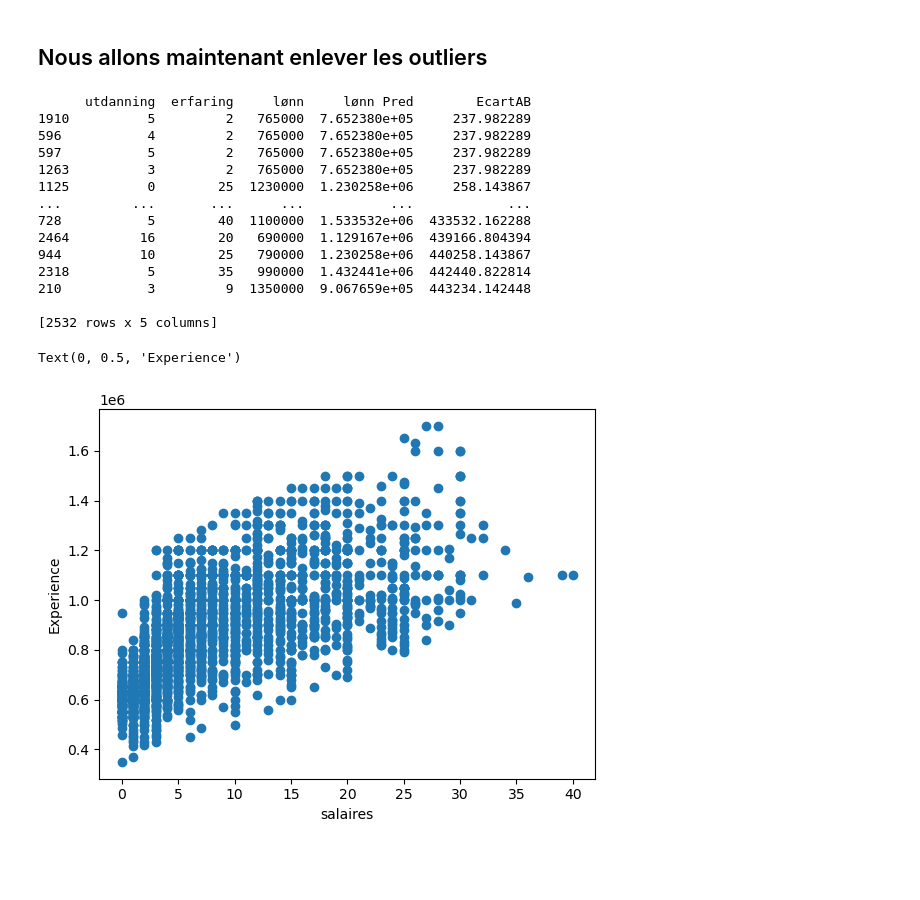
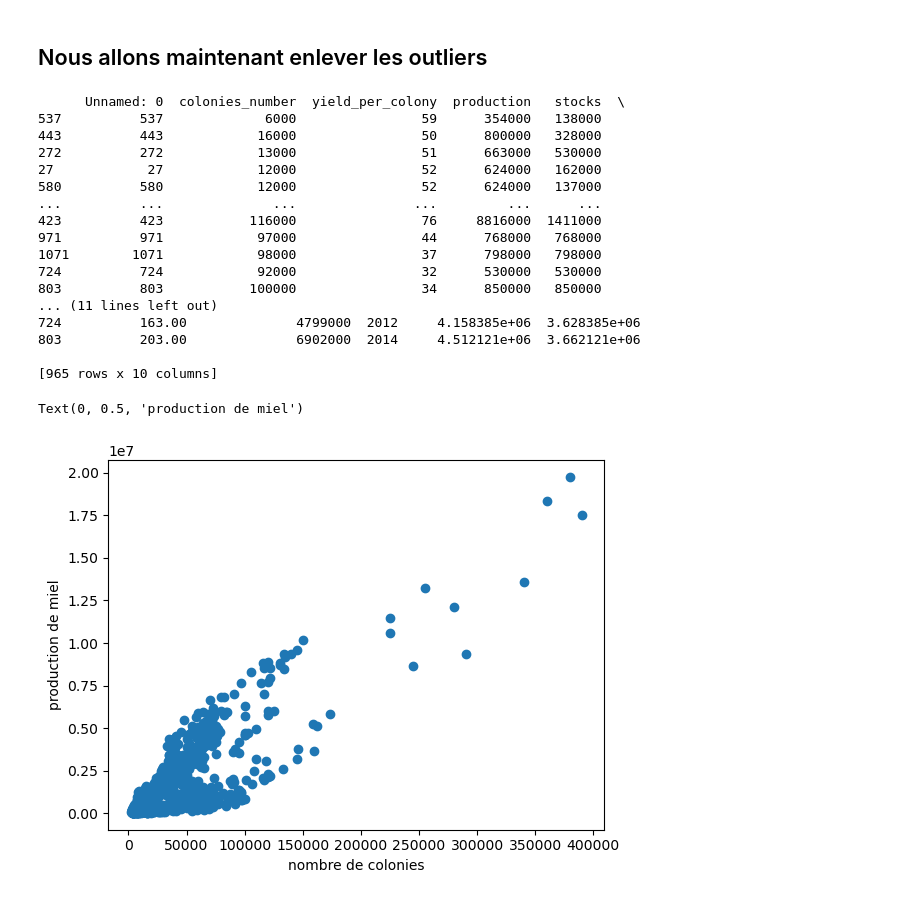
Before and after one commit to thocle03/Machine-Learning, a Jupyter notebook: projet2/TD22.ipynb, the cells around one changed output. Drawn from its saved outputs; the diff is of its cells as text; code cells hidden in the pictures; blank space fills up the shorter version.

```diff
--- a/projet2/TD22.ipynb
+++ b/projet2/TD22.ipynb
@@ -34,11 +28,13 @@ from scipy.stats import pearsonr, linregress
 import matplotlib.pyplot as plt
 import seaborn as sns
 
-cash = pd.read_csv("salaries.csv")
+miel = pd.read_csv("miel.csv")
 
-df = cash.select_dtypes(include=[np.number, np.float64])
+df = miel.select_dtypes(include=[np.number, np.float64])
 
-plt.scatter(df['erfaring'], df['lønn'])
-plt.xlabel("erfaring")
-plt.ylabel("lønn")
+plt.scatter(df['colonies_number'], df['production'])
+plt.xlabel("nombre de colonie")
+plt.ylabel("production")
+plt.grid(True)
+plt.show()
 # %% [output]
@@ -81,24 +83,24 @@ p-value       2.521170e-207
 # %%
 from scipy.stats import linregress
 slope, intercept, r_valuen, p_value, std_err = linregress(
-    df['erfaring'], df['lønn']
+    df['colonies_number'], df['production']
 )
 print("Slope : ", slope, "\nIntercept : ", intercept)
 
-plt.scatter(df['erfaring'], df['lønn'])
+plt.scatter(df['colonies_number'], df['production'])
 
 def Prediction(x):
     return slope * x + intercept
 
-fitline = Prediction(df['erfaring'])
+fitline = Prediction(df['colonies_number'])
 
 plt.plot(
-    df['erfaring'],
+    df['colonies_number'],
     fitline,
     color="red",
     label="Modèle de régression",
 )
-plt.title("Relation entre le salaire et l'éxperience")
-plt.xlabel("salaire")
-plt.ylabel("expérience")
+plt.title("Relation entre le nombre de colonie et la production")
+plt.xlabel("nombre de colonies")
+plt.ylabel("production de miel")
 # %% [output]
@@ -110,33 +112,36 @@ Text(0, 0.5, 'expérience')
 ## Nous allons maintenant enlever les outliers
 # %%
 dfWithoutError = pd.DataFrame(df)
-dfWithoutError["lønn Pred"] = Prediction(dfWithoutError['erfaring'])
+dfWithoutError["production Pred"] = Prediction(dfWithoutError['colonies_number'])
 
-dfWithoutError['EcartAB'] = abs(dfWithoutError['lønn'] - dfWithoutError["lønn Pred"])
+dfWithoutError['EcartAB'] = abs(dfWithoutError['production'] - dfWithoutError["production Pred"])
 
 dfWithoutError = dfWithoutError.sort_values(by='EcartAB', ascending=True)
 dfWithoutError = dfWithoutError.drop(dfWithoutError["EcartAB"].tail(150).index)
 print(dfWithoutError)
-plt.scatter(dfWithoutError['erfaring'], dfWithoutError['lønn'])
-plt.xlabel("salaires")
-plt.ylabel("Experience")
+plt.scatter(dfWithoutError['colonies_number'], dfWithoutError['production'])
+plt.xlabel("nombre de colonies")
+plt.ylabel("production de miel")
 # %% [output]
-      utdanning  erfaring     lønn     lønn Pred        EcartAB
-1910          5         2   765000  7.652380e+05     237.982289
-596           4         2   765000  7.652380e+05     237.982289
-597           5         2   765000  7.652380e+05     237.982289
-1263          3         2   765000  7.652380e+05     237.982289
-1125          0        25  1230000  1.230258e+06     258.143867
-...         ...       ...      ...           ...            ...
-728           5        40  1100000  1.533532e+06  433532.162288
-2464         16        20   690000  1.129167e+06  439166.804394
-944          10        25   790000  1.230258e+06  440258.143867
-2318          5        35   990000  1.432441e+06  442440.822814
-210           3         9  1350000  9.067659e+05  443234.142448
+      Unnamed: 0  colonies_number  yield_per_colony  production   stocks  \
+537          537             6000                59      354000   138000
+443          443            16000                50      800000   328000
+272          272            13000                51      663000   530000
+27            27            12000                52      624000   162000
+580          580            12000                52      624000   137000
+...          ...              ...               ...         ...      ...
+423          423           116000                76     8816000  1411000
+971          971            97000                44      768000   768000
+1071        1071            98000                37      798000   798000
+724          724            92000                32      530000   530000
+803          803           100000                34      850000   850000
+... (11 lines left out)
+724          163.00              4799000  2012     4.158385e+06  3.628385e+06
+803          203.00              6902000  2014     4.512121e+06  3.662121e+06
 
-[2532 rows x 5 columns]
+[965 rows x 10 columns]
-Text(0, 0.5, 'Experience')
+Text(0, 0.5, 'production de miel')
-[figure, old version]
+[figure, new version]
 # %%
 statsb = dfWithoutError.describe()
 statsb.loc['median'] = dfWithoutError.median()
```
Also changed, not shown: parts of 16 cells of this notebook.
